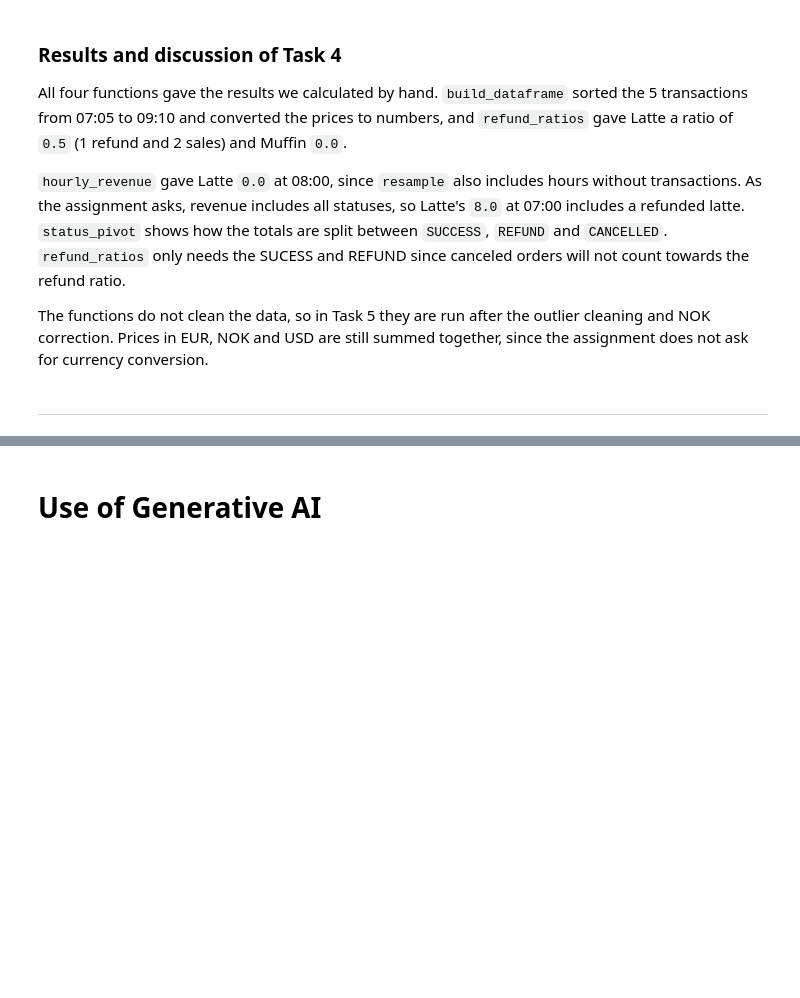
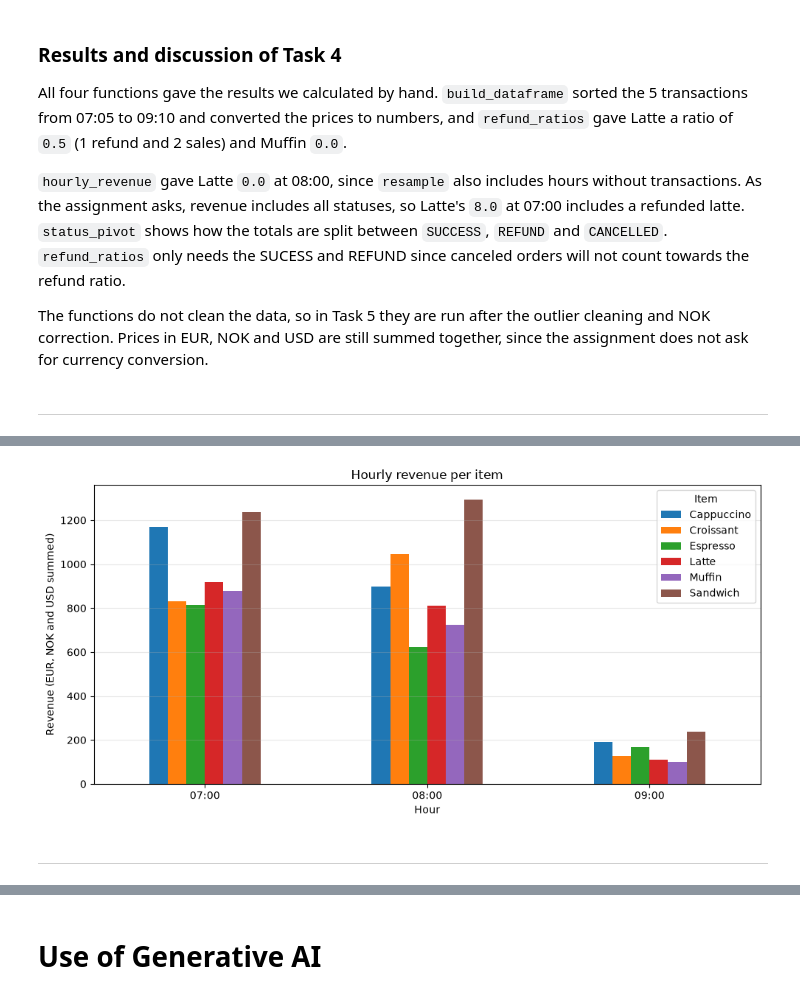
Before and after one commit to tommyra06/INF201-Deliverables, a Jupyter notebook: Week_44/delivery.ipynb, the cells around one changed output, grey strips where cells are left out. Saved outputs shown, nothing was run; the diff lists cells and outputs as text; code cells hidden in the pictures; blank space fills up the shorter version.

```diff
--- a/Week_44/delivery.ipynb
+++ b/Week_44/delivery.ipynb
@@ -52,10 +52,11 @@ import numpy as np  # Array calculations, such as outlier cleaning and refund ra
 import pandas as pd  # DataFrames, resampling, pivot tables, and saving CSV files (Task 4 and Task 5)
 
 # Paths to the input data
-DATA_DIR: pathlib.Path = pathlib.Path("d2_data")                    # Folder with the generated log files and config (Task 2)
-CONFIG_FILE: pathlib.Path = DATA_DIR / "store_config.json"  # Nested store and register metadata (Task 2)
-### OBS, MIGHT BE USED FOR TASK 5, NOT SURE YET. IF NOT IN NEED DELETE THIS COMMENT
-### IF IN NEED, DELETE IT AND CHANGE THE COMMENT FOR DATA_DIR AND CONFIG_FILE TO INCLUDE "(Task 2 and 5)" ABOVE
+DATA_DIR: pathlib.Path = pathlib.Path("d2_data")                    # Folder with the generated log files and config (Task 2 and 5)
+CONFIG_FILE: pathlib.Path = DATA_DIR / "store_config.json"  # Nested store and register metadata (Task 2 and 5)
+
+# Path to the output files
+OUTPUT_DIR: pathlib.Path = pathlib.Path("output")  # Folder where the output files are saved (Task 5)
 # %% [markdown]
 ---
 # %% [markdown]
@@ -632,0 +723,19 @@ The functions do not clean the data, so in Task 5 they are run after the outlier
+# %%
+results: dict[str, pd.DataFrame] = run_workflow(DATA_DIR, CONFIG_FILE, OUTPUT_DIR)
+transactions_df: pd.DataFrame = results["transactions"]
+
+print("Cleaned transactions:", len(transactions_df))
+print("Prices of 999.00 or more left:", (transactions_df["price"] >= 999).sum())
+
+print("\nPrices per currency after outlier cleaning and NOK correction:")
+print(transactions_df.groupby("currency")["price"].agg(["count", "min", "max"]).round(2))
+
+print("\nRevenue by status:")
+print(results["status_pivot"].round(2))
+
+print("\nRefund ratios:")
+print(results["refund_ratios"].round(4))
+
+print("\nSaved files:")
+for file in sorted(OUTPUT_DIR.iterdir()):
+    print(" ", file)
@@ -632,0 +760,17 @@ The functions do not clean the data, so in Task 5 they are run after the outlier
+# %%
+# Revenue per item for each hour. EUR, NOK and USD are summed together, as in the reports
+hourly_wide: pd.DataFrame = results["hourly_revenue"]["price"].unstack(level="item")
+hourly_wide.index = hourly_wide.index.strftime("%H:%M")
+
+ax = hourly_wide.plot(kind="bar", figsize=(10, 5), rot=0)
+ax.set_title("Hourly revenue per item")
+ax.set_xlabel("Hour")
+ax.set_ylabel("Revenue (EUR, NOK and USD summed)")
+ax.legend(title="Item")
+ax.grid(axis="y", alpha=0.3)
+plt.tight_layout()
+plt.show()
+# %% [output]
+[figure, added]
+# %% [markdown]
+---
```
Also changed, not shown: parts of 13 cells of this notebook, 4 other files.
